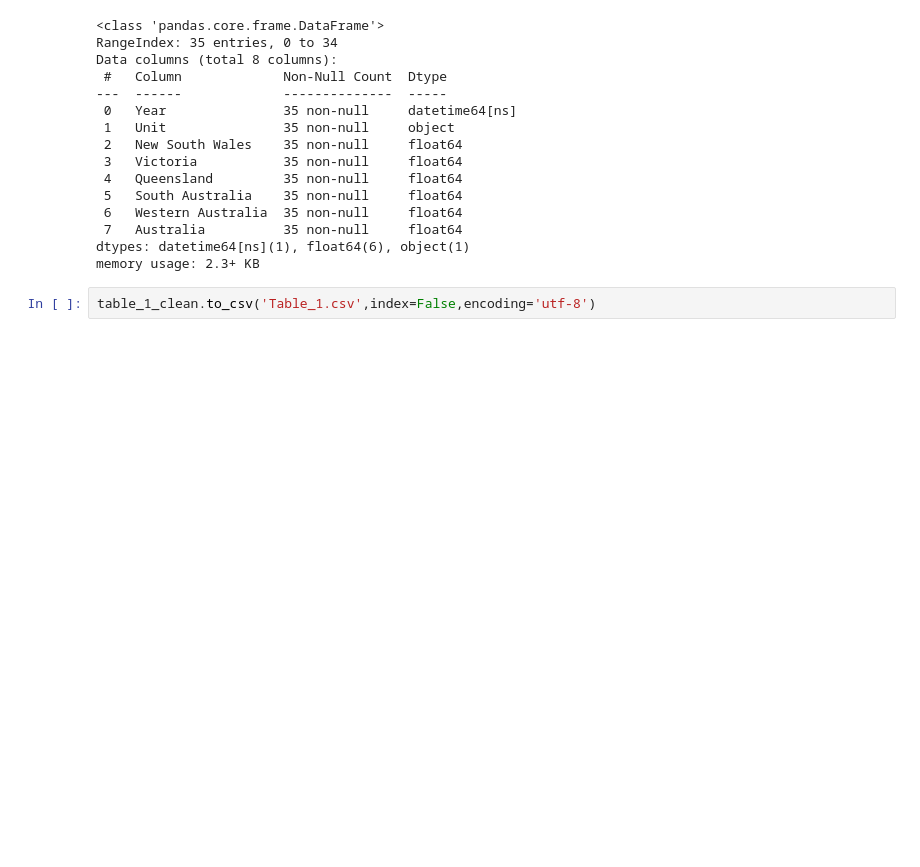
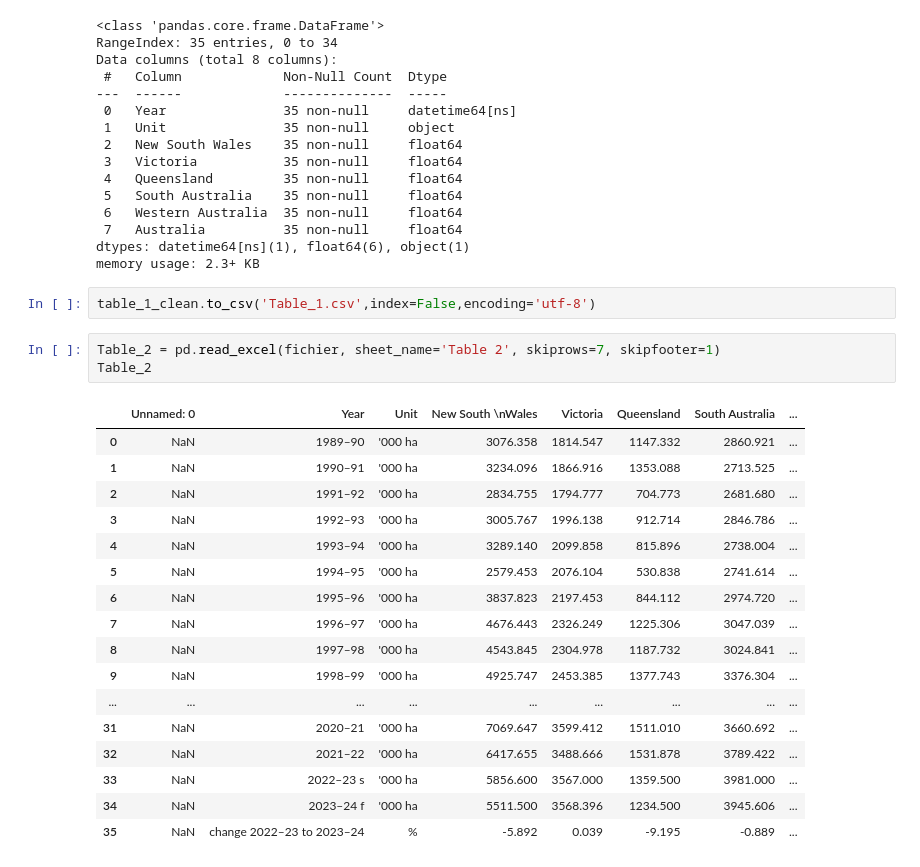
Before and after one commit to Moisebea/Crop_Report, a Jupyter notebook: OneDrive/Documents/Bureau/ABARES Dec Crop Report/Scraping_data.ipynb, the cells around one changed output. Saved outputs shown, nothing was run; the diff lists cells and outputs as text; blank space fills up the shorter version.

```diff
--- a/OneDrive/Documents/Bureau/ABARES Dec Crop Report/Scraping_data.ipynb
+++ b/OneDrive/Documents/Bureau/ABARES Dec Crop Report/Scraping_data.ipynb
@@ -258,3 +300,24 @@ dtypes: datetime64[ns](1), float64(6), object(1)
 memory usage: 2.3+ KB
 # %%
 table_1_clean.to_csv('Table_1.csv',index=False,encoding='utf-8')
+# %%
+Table_2 = pd.read_excel(fichier, sheet_name='Table 2', skiprows=7, skipfooter=1)
+Table_2
+# %% [output]
+|  | Unnamed: 0 | Year | Unit | New South \nWales | Victoria | Queensland | South Australia | ... |
+| 0 | NaN | 1989–90 | '000 ha | 3076.358 | 1814.547 | 1147.332 | 2860.921 | ... |
+| 1 | NaN | 1990–91 | '000 ha | 3234.096 | 1866.916 | 1353.088 | 2713.525 | ... |
+| 2 | NaN | 1991–92 | '000 ha | 2834.755 | 1794.777 | 704.773 | 2681.680 | ... |
+| 3 | NaN | 1992–93 | '000 ha | 3005.767 | 1996.138 | 912.714 | 2846.786 | ... |
+| 4 | NaN | 1993–94 | '000 ha | 3289.140 | 2099.858 | 815.896 | 2738.004 | ... |
+| 5 | NaN | 1994–95 | '000 ha | 2579.453 | 2076.104 | 530.838 | 2741.614 | ... |
+| 6 | NaN | 1995–96 | '000 ha | 3837.823 | 2197.453 | 844.112 | 2974.720 | ... |
+| 7 | NaN | 1996–97 | '000 ha | 4676.443 | 2326.249 | 1225.306 | 3047.039 | ... |
+| 8 | NaN | 1997–98 | '000 ha | 4543.845 | 2304.978 | 1187.732 | 3024.841 | ... |
+| 9 | NaN | 1998–99 | '000 ha | 4925.747 | 2453.385 | 1377.743 | 3376.304 | ... |
+| ... | ... | ... | ... | ... | ... | ... | ... | ... |
+| 31 | NaN | 2020–21 | '000 ha | 7069.647 | 3599.412 | 1511.010 | 3660.692 | ... |
+| 32 | NaN | 2021–22 | '000 ha | 6417.655 | 3488.666 | 1531.878 | 3789.422 | ... |
+| 33 | NaN | 2022–23 s | '000 ha | 5856.600 | 3567.000 | 1359.500 | 3981.000 | ... |
+| 34 | NaN | 2023–24 f | '000 ha | 5511.500 | 3568.396 | 1234.500 | 3945.606 | ... |
+| 35 | NaN | change 2022–23 to 2023–24 | % | -5.892 | 0.039 | -9.195 | -0.889 | ... |
```
Also changed, not shown: parts of 5 cells of this notebook, 1 other file.
